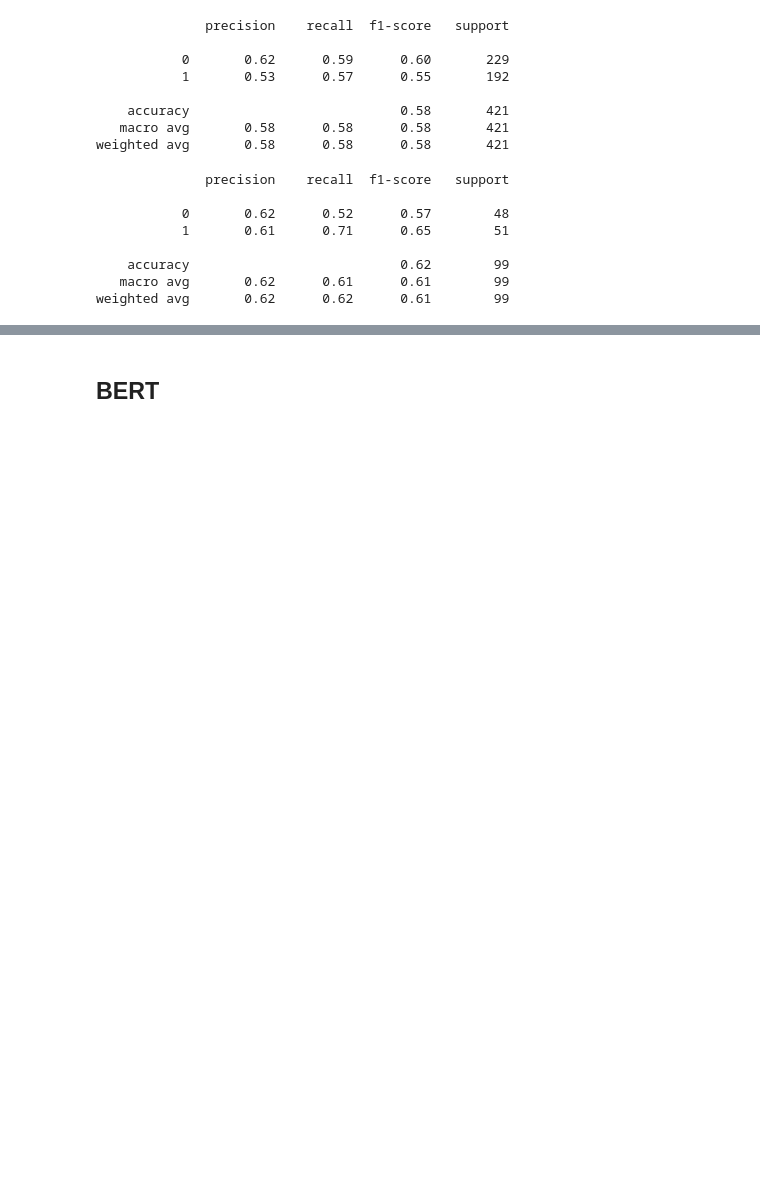
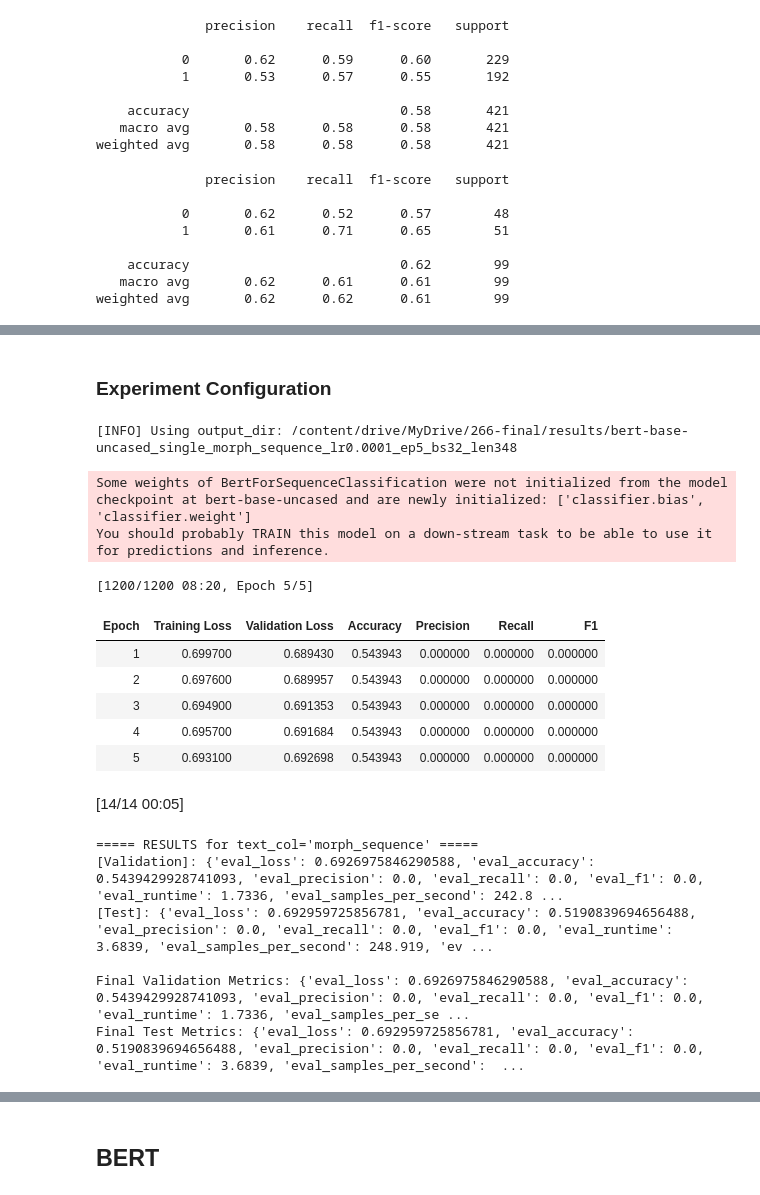
Before and after one commit to JH-UCB/266-fp, a Jupyter notebook: notebooks-scripts/3_0_Lexical_Complexity_Binary_Classification_Prediction_Baseline_Modeling_MVP_with_Naive_Bayes,_BERT_base,_Modern_Bert,_and_RoBERTa.ipynb, the cells around one changed output, grey strips where cells are left out. Saved outputs shown, nothing was run; the diff lists cells and outputs as text; code cells hidden in the pictures; blank space fills up the shorter version.

Commit message:
Initial experiment runs

```diff
--- a/notebooks-scripts/3_0_Lexical_Complexity_Binary_Classification_Prediction_Baseline_Modeling_MVP_with_Naive_Bayes,_BERT_base,_Modern_Bert,_and_RoBERTa.ipynb
+++ b/notebooks-scripts/3_0_Lexical_Complexity_Binary_Classification_Prediction_Baseline_Modeling_MVP_with_Naive_Bayes,_BERT_base,_Modern_Bert,_and_RoBERTa.ipynb
@@ -164,12 +184,12 @@ for df_name in df_names:
         loaded_dataframes[df_name] = loaded_df
         print(f"Loaded {df_name} from {read_path}")
 
-for df_name, df in loaded_dataframes.items():
-    print(f"\n>>> {df_name} shape: {df.shape}")
-    if 'binary_complexity' in df.columns:
-        print(df['binary_complexity'].value_counts())
-        print(df.info())
-        print(df.head())
+# for df_name, df in loaded_dataframes.items():
+#     print(f"\n>>> {df_name} shape: {df.shape}")
+#     if 'binary_complexity' in df.columns:
+#         print(df['binary_complexity'].value_counts())
+#         print(df.info())
+#         print(df.head())
 
 for df_name, df in loaded_dataframes.items():
     globals()[df_name] = df
@@ -594,0 +629,14 @@ Overall, these results indicate that while raw text and simple POS tags are comp
+# %%
+# Build Output Directory
+def build_output_dir(base_dir, model_name, lr, epochs, batch_size, max_len, x_task, x_col):
+    """
+    Creates a folder name that encodes the experimental setup, e.g.:
+      /content/drive/MyDrive/266-final/results/
+        [model_name]_[x_task]_[x_col]_lr1e-3_ep3_bs4_len348
+    """
+    # Clean up model_name for folder naming (remove any slashes)
+    model_dir_name = model_name.replace("/", "-")
+
+    folder_name = f"{model_dir_name}_{x_task}_{x_col}_lr{lr}_ep{epochs}_bs{batch_size}_len{max_len}"
+    out_path = os.path.join(base_dir, folder_name)
+    return out_path
@@ -594,0 +712,2 @@ Overall, these results indicate that while raw text and simple POS tags are comp
+# %% [markdown]
+### Experiment Configuration
@@ -594,0 +764,35 @@ Overall, these results indicate that while raw text and simple POS tags are comp
+# %%
+trainer_obj, (val_metrics, test_metrics) = run_transformer_experiment(
+    train_df = df_train,
+    val_df = df_val,
+    test_df = df_test,
+    text_col = x_col,
+    model_name = named_model,
+    lr = learning_rate,
+    epochs = num_epochs,
+    batch_size = size_batch,
+    max_len = length_max,
+    y_col = y_col,
+    base_out_dir = "/content/drive/MyDrive/266-final/results/"
+)
+
+print("\nFinal Validation Metrics:", val_metrics)
+print("Final Test Metrics:", test_metrics)
+# %% [output]
+[INFO] Using output_dir: /content/drive/MyDrive/266-final/results/bert-base-uncased_single_morph_sequence_lr0.0001_ep5_bs32_len348
+Some weights of BertForSequenceClassification were not initialized from the model checkpoint at bert-base-uncased and are newly initialized: ['classifier.bias', 'classifier.weight']
+You should probably TRAIN this model on a down-stream task to be able to use it for predictions and inference.
+[1200/1200 08:20, Epoch 5/5]
+| Epoch | Training Loss | Validation Loss | Accuracy | Precision | Recall | F1 |
+| 1 | 0.699700 | 0.689430 | 0.543943 | 0.000000 | 0.000000 | 0.000000 |
+| 2 | 0.697600 | 0.689957 | 0.543943 | 0.000000 | 0.000000 | 0.000000 |
+| 3 | 0.694900 | 0.691353 | 0.543943 | 0.000000 | 0.000000 | 0.000000 |
+| 4 | 0.695700 | 0.691684 | 0.543943 | 0.000000 | 0.000000 | 0.000000 |
+| 5 | 0.693100 | 0.692698 | 0.543943 | 0.000000 | 0.000000 | 0.000000 |
+[14/14 00:05]
+===== RESULTS for text_col='morph_sequence' =====
+[Validation]: {'eval_loss': 0.6926975846290588, 'eval_accuracy': 0.5439429928741093, 'eval_precision': 0.0, 'eval_recall': 0.0, 'eval_f1': 0.0, 'eval_runtime': 1.7336, 'eval_samples_per_second': 242.8 ...
+[Test]: {'eval_loss': 0.692959725856781, 'eval_accuracy': 0.5190839694656488, 'eval_precision': 0.0, 'eval_recall': 0.0, 'eval_f1': 0.0, 'eval_runtime': 3.6839, 'eval_samples_per_second': 248.919, 'ev ...
+
+Final Validation Metrics: {'eval_loss': 0.6926975846290588, 'eval_accuracy': 0.5439429928741093, 'eval_precision': 0.0, 'eval_recall': 0.0, 'eval_f1': 0.0, 'eval_runtime': 1.7336, 'eval_samples_per_se ...
+Final Test Metrics: {'eval_loss': 0.692959725856781, 'eval_accuracy': 0.5190839694656488, 'eval_precision': 0.0, 'eval_recall': 0.0, 'eval_f1': 0.0, 'eval_runtime': 3.6839, 'eval_samples_per_second':  ...
```
Also changed, not shown: parts of 20 cells of this notebook, 6 other files.
